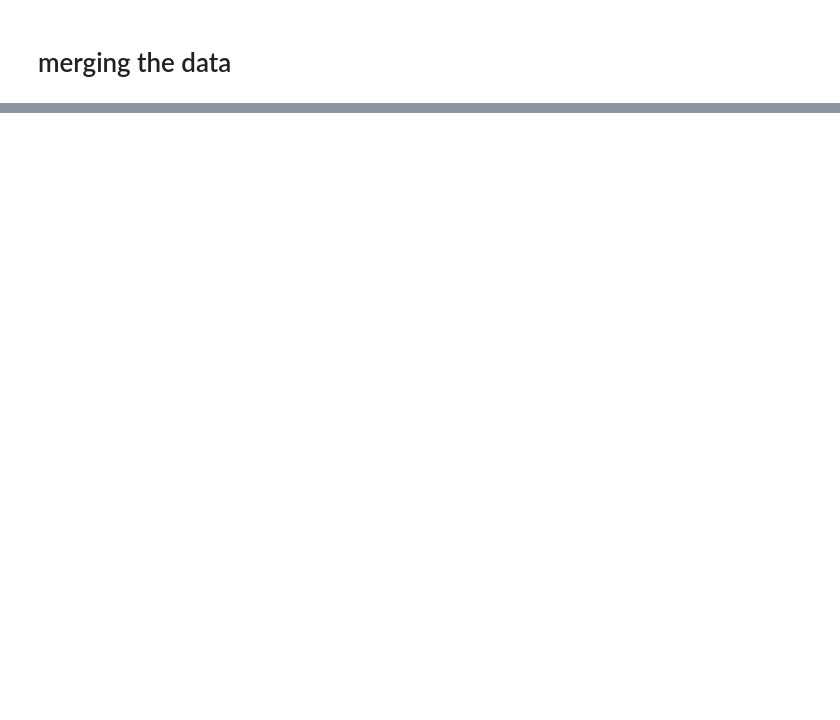
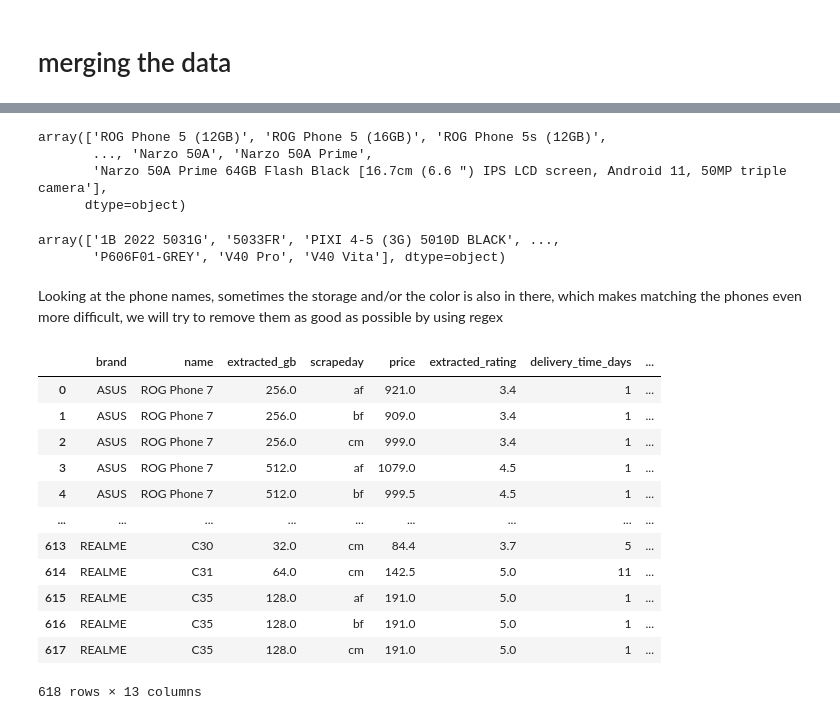
Before and after one commit to rportm/cip_project, a Jupyter notebook: joining_data.ipynb, the cells around one changed output, grey strips where cells are left out. Drawn from its saved outputs; the diff is of its cells as text; code cells hidden in the pictures; blank space fills up the shorter version.

```diff
--- a/joining_data.ipynb
+++ b/joining_data.ipynb
@@ -119,0 +278,49 @@ pd.merge(df_robin, df_oli, left_on=["brand", "name", "phone_color", "extracted_g
+# %%
+df_robin_grouped["name"].unique()
+# %% [output]
+array(['ROG Phone 5 (12GB)', 'ROG Phone 5 (16GB)', 'ROG Phone 5s (12GB)',
+       ..., 'Narzo 50A', 'Narzo 50A Prime',
+       'Narzo 50A Prime 64GB Flash Black [16.7cm (6.6 ") IPS LCD screen, Android 11, 50MP triple camera'],
+      dtype=object)
+# %%
+df_oli_grouped["model"].unique()
+# %% [output]
+array(['1B 2022 5031G', '5033FR', 'PIXI 4-5 (3G) 5010D BLACK', ...,
+       'P606F01-GREY', 'V40 Pro', 'V40 Vita'], dtype=object)
+# %% [markdown]
+Looking at the phone names, sometimes the storage and/or the color is also in there, which makes matching the phones even more difficult, we will try to remove them as good as possible by using regex
+# %%
+# Function to clean phone names
+def clean_phone_name(name):
+    # Remove storage capacity patterns like '64GB'
+    name = re.sub(r'\d+GB', '', name)
+    # Remove common color names and other patterns
+    name = re.sub(r'\b(schwarz|grün|black|white|blue|red|gold|silver)\b', '', name, flags=re.IGNORECASE)
+    # Remove additional unwanted patterns (e.g., '(NEU)', '-')
+    name = re.sub(r'\(.*?\)|-', '', name)
+    # Remove extra spaces
+    name = re.sub(r'\s+', ' ', name).strip()
+    return name
+
+# Apply the cleaning function
+df_robin_grouped['cleaned_phone_name'] = df_robin_grouped['name'].apply(clean_phone_name)
+df_oli_grouped['cleaned_phone_name'] = df_oli_grouped['model'].apply(clean_phone_name)
+# %%
+pd.merge(df_robin_grouped, df_oli_grouped,
+                     left_on=["brand", "cleaned_phone_name", "extracted_gb","scrapeday"],
+                     right_on=["brand", "cleaned_phone_name", "storage", "scrapeday"],
+                     how="inner", suffixes=("_digitec", "_mediamarkt"))
+# %% [output]
+|  | brand | name | extracted_gb | scrapeday | price | extracted_rating | delivery_time_days | ... |
+| 0 | ASUS | ROG Phone 7 | 256.0 | af | 921.0 | 3.4 | 1 | ... |
+| 1 | ASUS | ROG Phone 7 | 256.0 | bf | 909.0 | 3.4 | 1 | ... |
+| 2 | ASUS | ROG Phone 7 | 256.0 | cm | 999.0 | 3.4 | 1 | ... |
+| 3 | ASUS | ROG Phone 7 | 512.0 | af | 1079.0 | 4.5 | 1 | ... |
+| 4 | ASUS | ROG Phone 7 | 512.0 | bf | 999.5 | 4.5 | 1 | ... |
+| ... | ... | ... | ... | ... | ... | ... | ... | ... |
+| 613 | REALME | C30 | 32.0 | cm | 84.4 | 3.7 | 5 | ... |
+| 614 | REALME | C31 | 64.0 | cm | 142.5 | 5.0 | 11 | ... |
+| 615 | REALME | C35 | 128.0 | af | 191.0 | 5.0 | 1 | ... |
+| 616 | REALME | C35 | 128.0 | bf | 191.0 | 5.0 | 1 | ... |
+| 617 | REALME | C35 | 128.0 | cm | 191.0 | 5.0 | 1 | ... |
+618 rows × 13 columns
```
Also changed, not shown: parts of 20 cells of this notebook.
